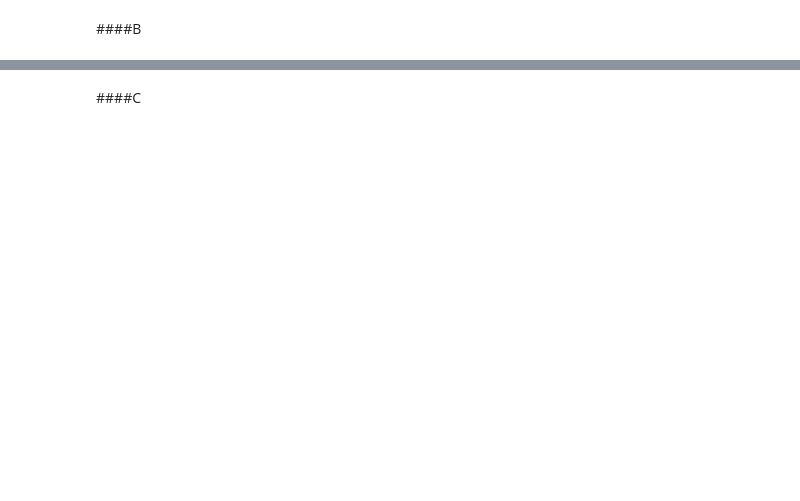
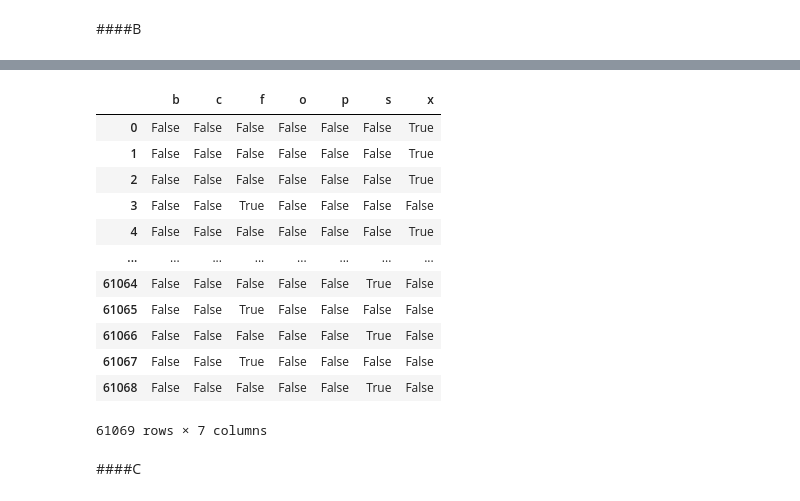
Before and after one commit to garfield-gray/DataMining, a Jupyter notebook: Classification_&_ML.ipynb, the cells around one changed output, grey strips where cells are left out. Drawn from its saved outputs; the diff is of its cells as text; code cells hidden in the pictures; blank space fills up the shorter version.

```diff
--- a/Classification_&_ML.ipynb
+++ b/Classification_&_ML.ipynb
@@ -95,2 +173,18 @@ memory usage: 9.3+ MB
+# %%
+pd.get_dummies(df_imputed['cap-shape'])
+# %% [output]
+|  | b | c | f | o | p | s | x |
+| 0 | False | False | False | False | False | False | True |
+| 1 | False | False | False | False | False | False | True |
+| 2 | False | False | False | False | False | False | True |
+| 3 | False | False | True | False | False | False | False |
+| 4 | False | False | False | False | False | False | True |
+| ... | ... | ... | ... | ... | ... | ... | ... |
+| 61064 | False | False | False | False | False | True | False |
+| 61065 | False | False | True | False | False | False | False |
+| 61066 | False | False | False | False | False | True | False |
+| 61067 | False | False | True | False | False | False | False |
+| 61068 | False | False | False | False | False | True | False |
+61069 rows × 7 columns
 # %% [markdown]
 ####C
```
Also changed, not shown: parts of 18 cells of this notebook.
